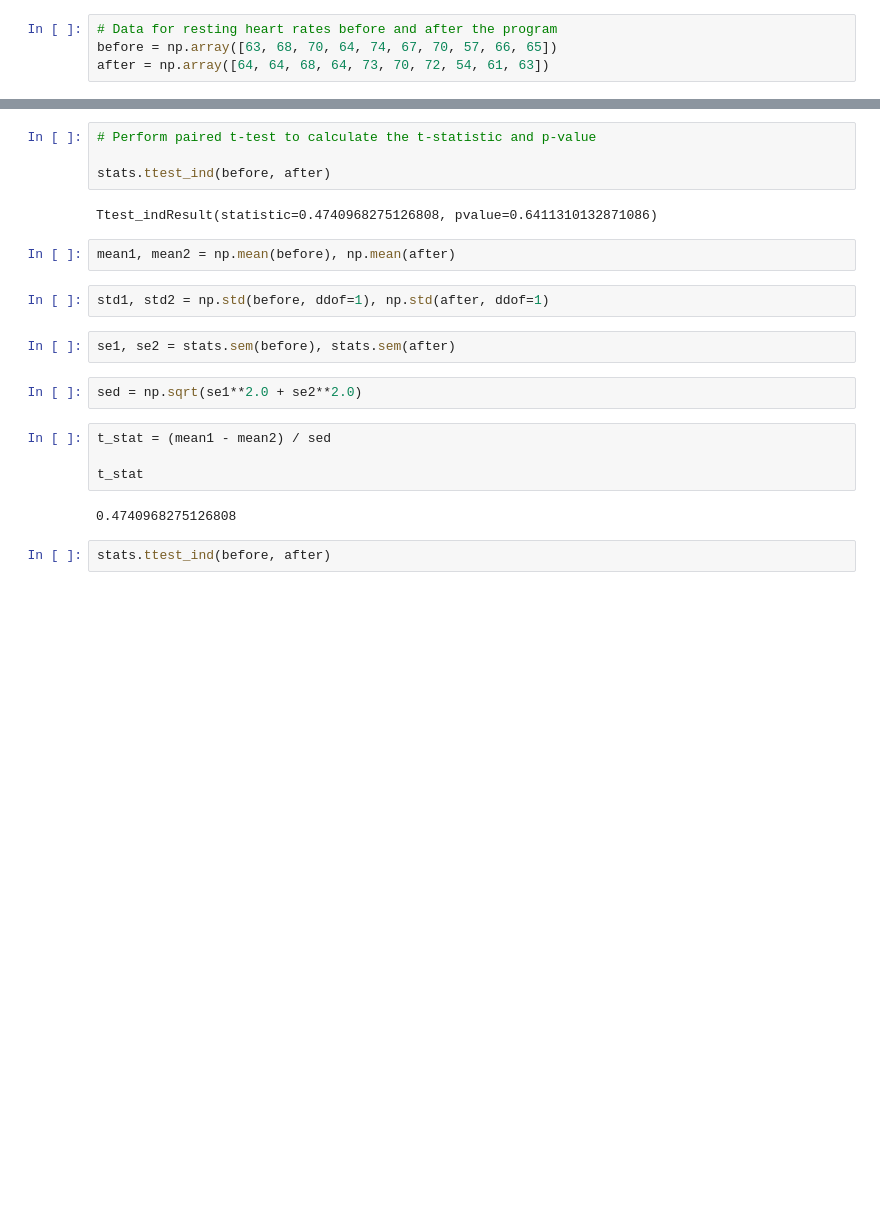
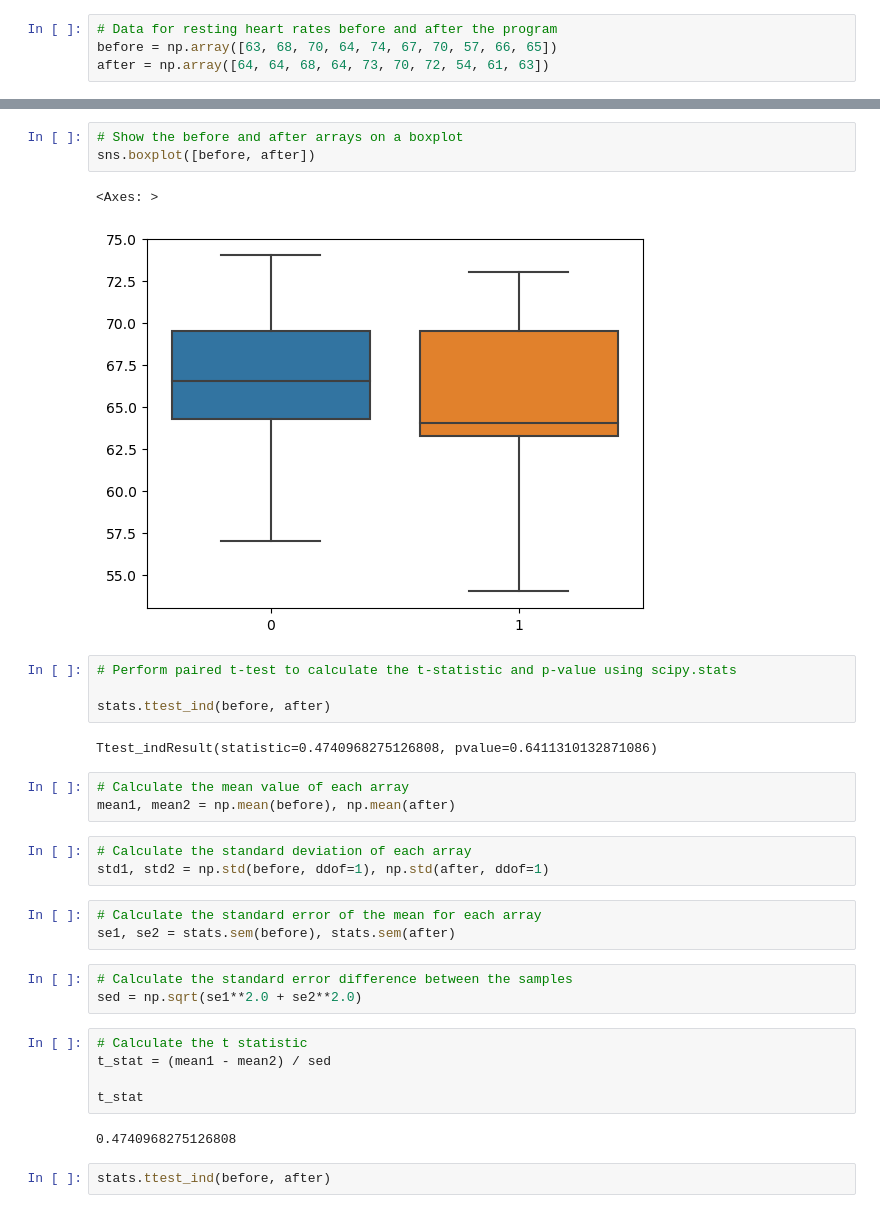
Before and after one commit to lgrealish/applied_statistics, a Jupyter notebook: tasks.ipynb, the cells around one changed output, grey strips where cells are left out. Cells and saved outputs as stored; diff of their text form; blank space fills up the shorter version.

```diff
--- a/tasks.ipynb
+++ b/tasks.ipynb
@@ -219,18 +231,29 @@ after = np.array([64, 64, 68, 64, 73, 70, 72, 54, 61, 63])
+# %%
+# Show the before and after arrays on a boxplot
+sns.boxplot([before, after])
+# %% [output]
+<Axes: >
+[figure, added]
 # %%
-# Perform paired t-test to calculate the t-statistic and p-value
+# Perform paired t-test to calculate the t-statistic and p-value using scipy.stats
 
 stats.ttest_ind(before, after)
 # %% [output]
 Ttest_indResult(statistic=0.4740968275126808, pvalue=0.6411310132871086)
 # %%
+# Calculate the mean value of each array
 mean1, mean2 = np.mean(before), np.mean(after)
 # %%
+# Calculate the standard deviation of each array
 std1, std2 = np.std(before, ddof=1), np.std(after, ddof=1)
 # %%
+# Calculate the standard error of the mean for each array
 se1, se2 = stats.sem(before), stats.sem(after)
 # %%
+# Calculate the standard error difference between the samples
 sed = np.sqrt(se1**2.0 + se2**2.0)
 # %%
+# Calculate the t statistic
 t_stat = (mean1 - mean2) / sed
 
 t_stat
```
Also changed, not shown: parts of 14 cells of this notebook.
